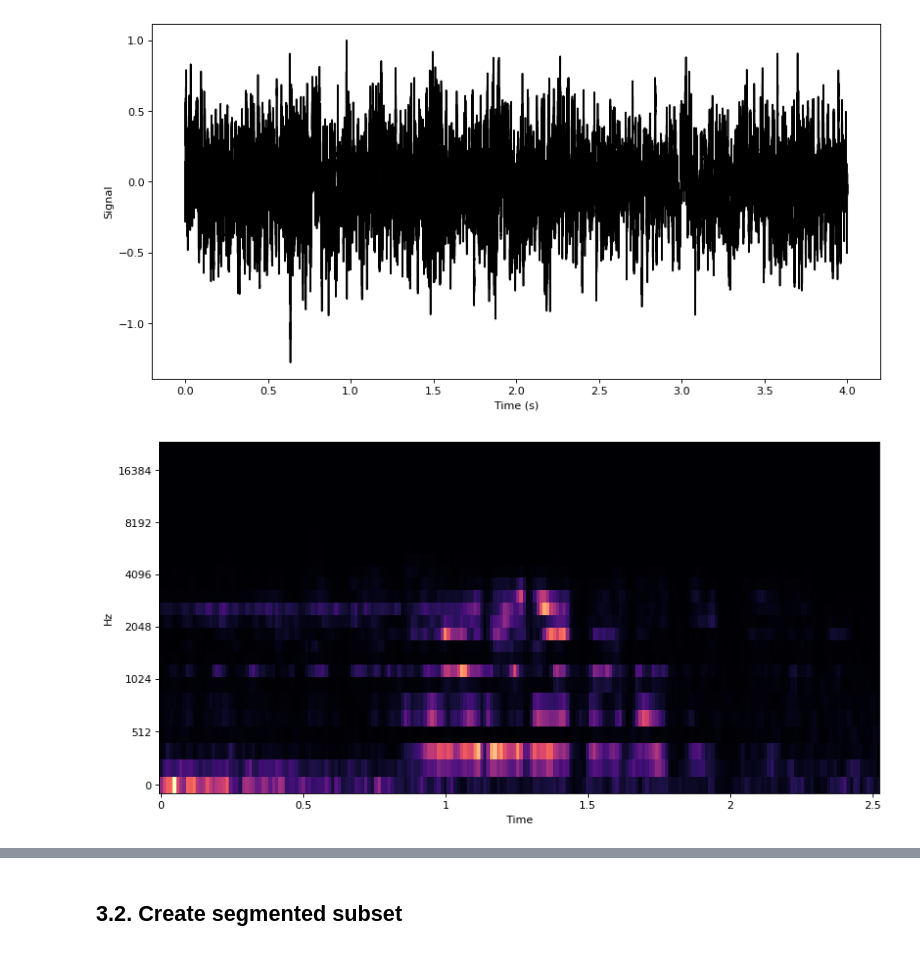
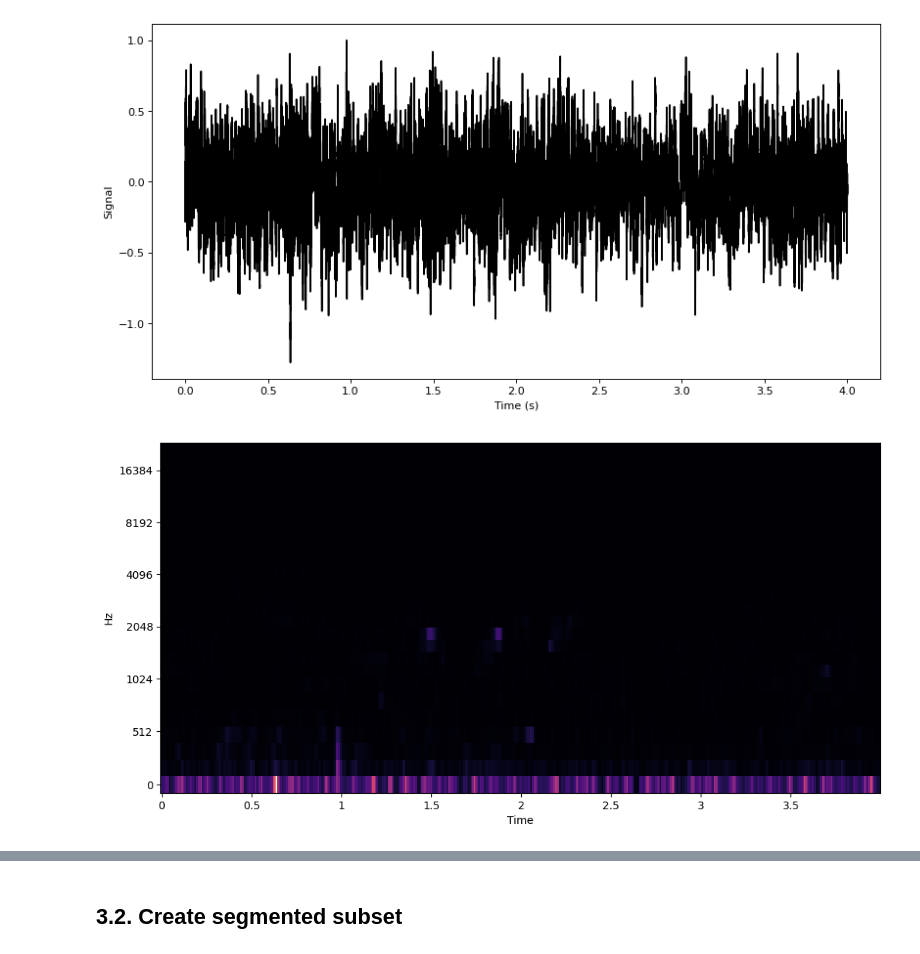
Before and after one commit to matsozza/Python_ML_CombustionEnginesRecog_MBA, a Jupyter notebook: 1_SoundDetectionMain.ipynb, the cells around one changed output, grey strips where cells are left out. Cells and saved outputs as stored; diff of their text form; code cells hidden in the pictures.

Commit message:
audio segmentation functional

```diff
--- a/1_SoundDetectionMain.ipynb
+++ b/1_SoundDetectionMain.ipynb
@@ -38,8 +38,12 @@ PROJECT_PATH = 'C:/Users/SZM1JVL/Documents/PESSOAL - MBA DSA TCC/'
 METADATA_FILE = PROJECT_PATH + 'DatasetMapping.csv'
 AUDIOS_PATH = PROJECT_PATH + 'UrbanSounds8k'
 
+# Audio processing variables
+AUDIO_SR = 44100 # Audio sampling in Hertz
+AUDIO_N_FFT = 2048 # Samples per FFT window
+
 # Audio segmentation variables
-AUDIOSEG_SIZE = 10 # windows or ~464.4ms
+AUDIOSEG_SIZE = 22050 # samples per segment (500ms)
 AUDIOSEG_OVERLAP = 0.5 # normalized
 # %% [markdown]
 # 2. **Audios Dataset** creation (Pandas)
@@ -83,11 +87,13 @@ audios_DF.head()
 # %% [markdown]
 ## 3.1. Process and get spectogram
 # %%
-audioMatrix, spectMatrix = soundDetection_AuxiliarFunctions.extractSpectogram(AUDIOS_PATH + '/100263-2-0-161.wav')
+audioArray, spectMatrix = soundDetection_AuxiliarFunctions.extractSpectogram(AUDIOS_PATH + '/100263-2-0-161.wav', arg_nfft=2048,arg_hoplen=512,arg_nmels=26, sr = AUDIO_SR)
+
+audioArray_time = np.arange(len(audioArray))/AUDIO_SR
 
 # Plot Audio signal
 figure(figsize=(12,6), dpi=80)
-plt.plot(audioMatrix['time'], audioMatrix['data'], color='black')
+plt.plot(audioArray_time, audioArray, color='black')
 plt.xlabel('Time (s)')
 plt.ylabel('Signal')
 # %% [output]
@@ -95,7 +101,7 @@ Text(0, 0.5, 'Signal')
 [figure]
 # %%
 # Plot Mel Spectogram
-figure(figsize=(12,6), dpi=80)
+figure(figsize=(12,6), dpi=100)
 img = librosa.display.specshow(spectMatrix, x_axis='time',y_axis='mel', sr=44100)
 # %% [output]
-[figure, old version]
+[figure, new version]
```
Also changed, not shown: parts of 10 cells of this notebook, 2 other files.
